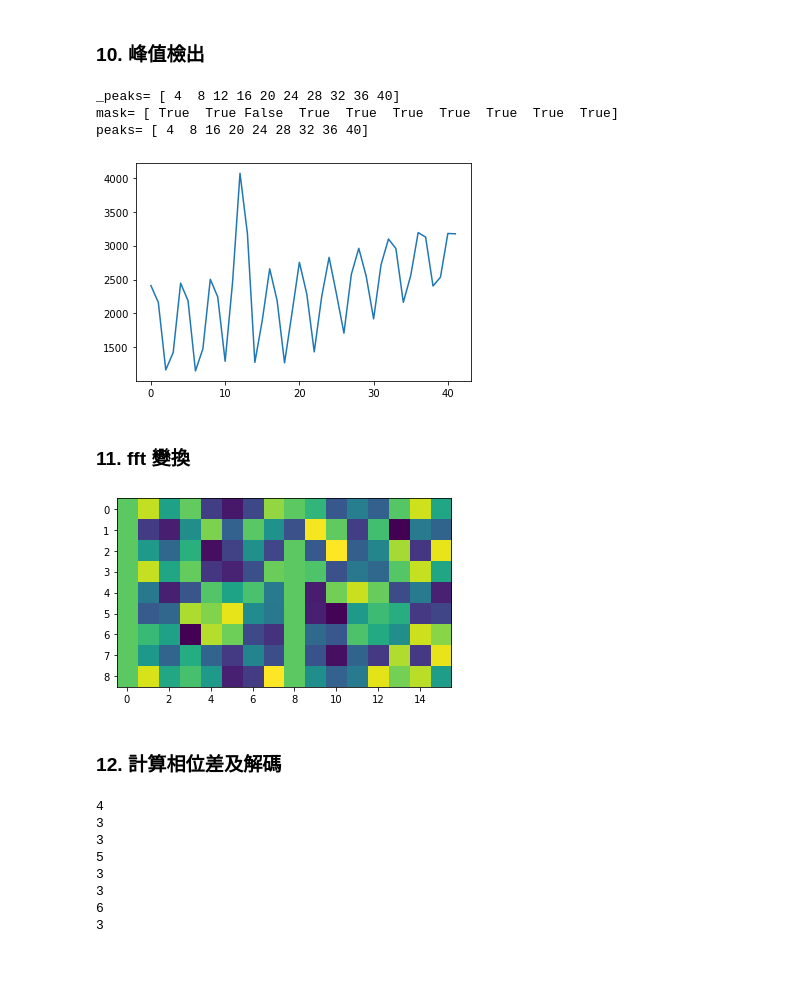
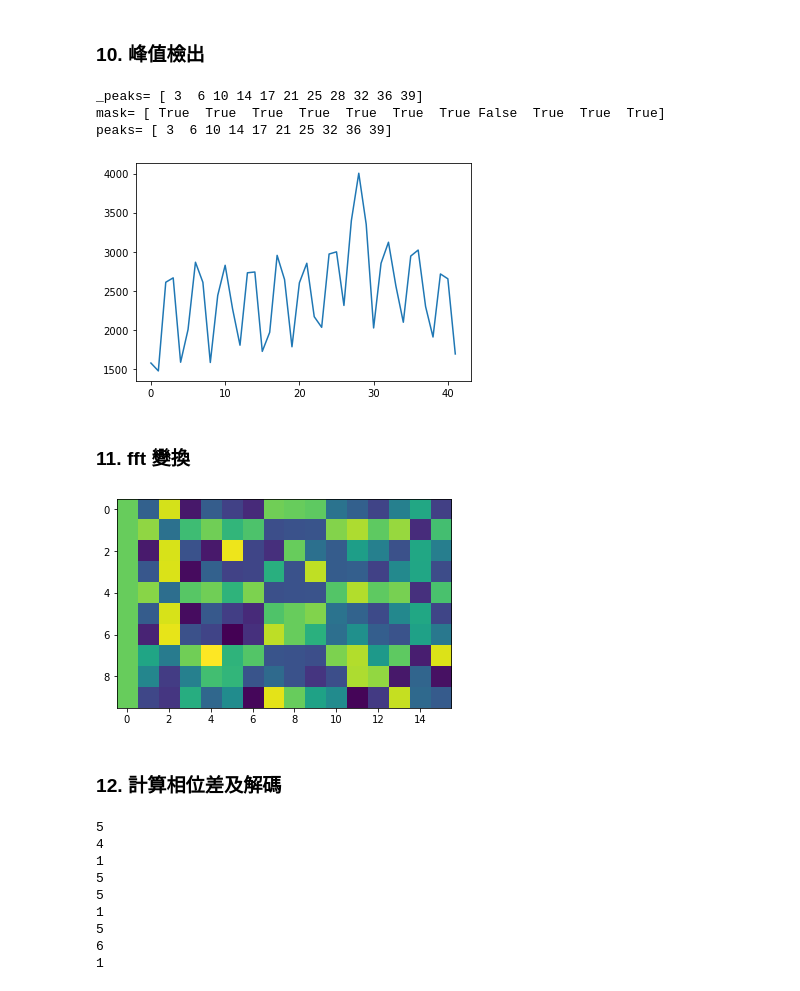
Before and after one commit to itemhsu/absCode2D, a Jupyter notebook: 5.1 one color code - pixart7920 - rotate-phase align.ipynb, the cells around one changed output. Cells and saved outputs as stored; diff of their text form; code cells hidden in the pictures; blank space fills up the shorter version.

```diff
--- a/5.1 one color code - pixart7920 - rotate-phase align.ipynb
+++ b/5.1 one color code - pixart7920 - rotate-phase align.ipynb
@@ -118,6 +118,8 @@ scale_percent = 25 # percent of original size
 
 #challenge=test_gen(a,x,y,wh)
 pixart7920_img="img/2023_1_12_16_29_39_Image.bmp"
+pixart7920_img="img/2023_1_16_11_43_43_Image.bmp"
+pixart7920_img="img/2023_1_16_11_43_53_Image.bmp"
 orgImg = cv2.cvtColor(cv2.imread(pixart7920_img), cv2.COLOR_BGR2GRAY)
 
 
@@ -291,8 +293,12 @@ h_i= 12
 import scipy.signal
 cropImg_roll_sum=np.sum(cropImg_roll,axis=1)
 _peaks, _ = scipy.signal.find_peaks(np.sum(cropImg_roll,axis=1))
-mask = np.invert(np.isin(_peaks, [h_i-2,h_i-1,h_i,h_i+2,h_i+2]))
+mask = np.invert(np.isin(_peaks, [h_i-1,h_i,h_i+1]))
 peaks=_peaks[mask]
+_zoom=_peaks[-1]-_peaks[0]
+zoom=_zoom/(len(_peaks)-1)/4
+wave_length=np.round(zoom*16)
+wave_length
 
 if isPlot:
     plt.plot(cropImg_roll_sum)
@@ -302,19 +308,24 @@ if idDebug:
     print("mask=",mask)
     print("peaks=",peaks)
 # %% [output]
-_peaks= [ 4  8 12 16 20 24 28 32 36 40]
-mask= [ True  True False  True  True  True  True  True  True  True]
-peaks= [ 4  8 16 20 24 28 32 36 40]
+_peaks= [ 3  6 10 14 17 21 25 28 32 36 39]
+mask= [ True  True  True  True  True  True  True False  True  True  True]
+peaks= [ 3  6 10 14 17 21 25 32 36 39]
-[figure, old version]
+[figure, new version]
 # %% [markdown]
 ### 11. fft 變換
 # %%
+#print(int(v_i+wave_length+1))
+#cropImg=correct_challenge[:,v_i+1:int(v_i+wave_length+1)]
+#cropImg_roll=np.roll(cropImg, -1, axis=1)
+plt.imshow(cropImg_roll)
+
 cropImg_roll_fft=np.fft.fft(cropImg_roll[peaks])
 cropImg_roll_fft_ang=np.arctan2(cropImg_roll_fft.real,cropImg_roll_fft.imag)*180/np.pi
 if isPlot:
     plt.imshow(cropImg_roll_fft_ang)
 # %% [output]
-[figure, old version]
+[figure, new version]
 # %% [markdown]
 ###  12. 計算相位差及解碼
 # %%
@@ -342,7 +353,7 @@ def find_diff_type_code(one_hz_angle_previous, two_hz_angle_previous, one_hz_ang
     hz_comparison_next = 2*one_hz_angle_next-two_hz_angle_next
     hz_comparison=hz_comparison_previous-hz_comparison_next
     if hz_comparison < 0 : hz_comparison += 360
-    elif hz_comparison > 360 : hz_comparison[i] -= 360;
+    elif hz_comparison > 360 : hz_comparison -= 360;
     #print('hz_comparison=',hz_comparison)
     phase_shift=np.round(hz_comparison/180)
     if phase_shift==1 or phase_shift==-1 : type_code = 1
@@ -363,12 +374,13 @@ def read_code(one_hz_angle_previous, two_hz_angle_previous, one_hz_angle_next, t
 for i in range(len(peaks)-1):
     print(read_code(cropImg_roll_fft_ang[i,1],cropImg_roll_fft_ang[i,2],cropImg_roll_fft_ang[i+1,1],cropImg_roll_fft_ang[i+1,2]))
 # %% [output]
+5
 4
-3
-3
+1
 5
-3
-3
+5
+1
+5
 6
-3
+1
 # %%
```
Also changed, not shown: parts of 7 cells of this notebook.
